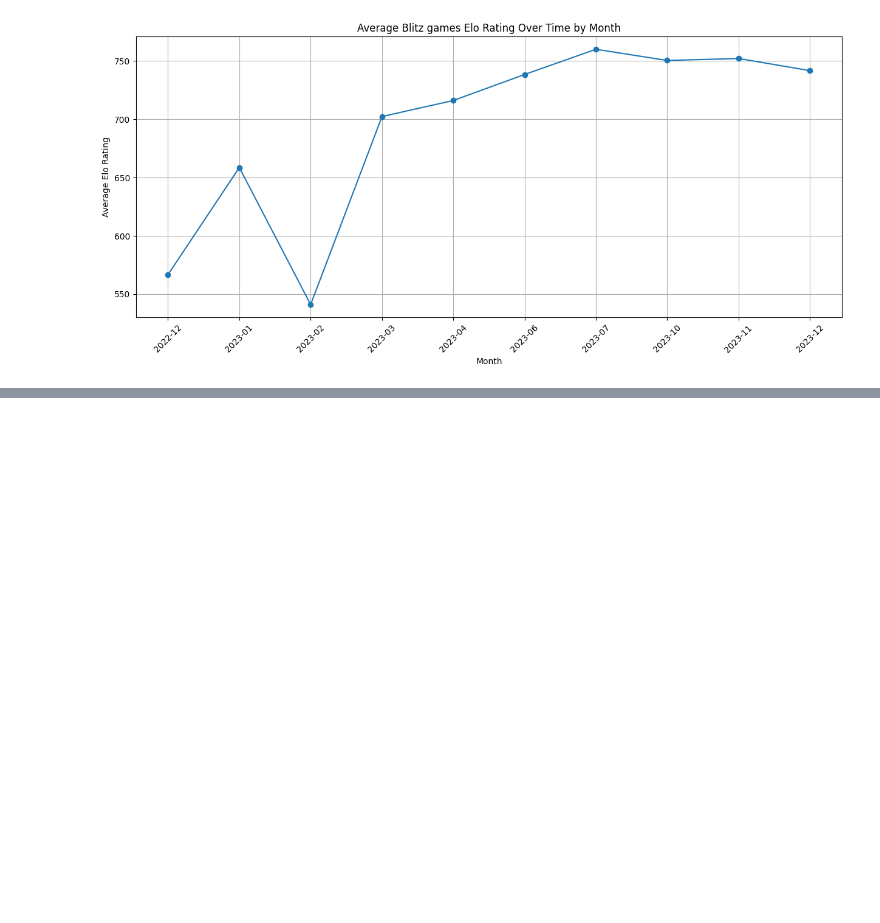
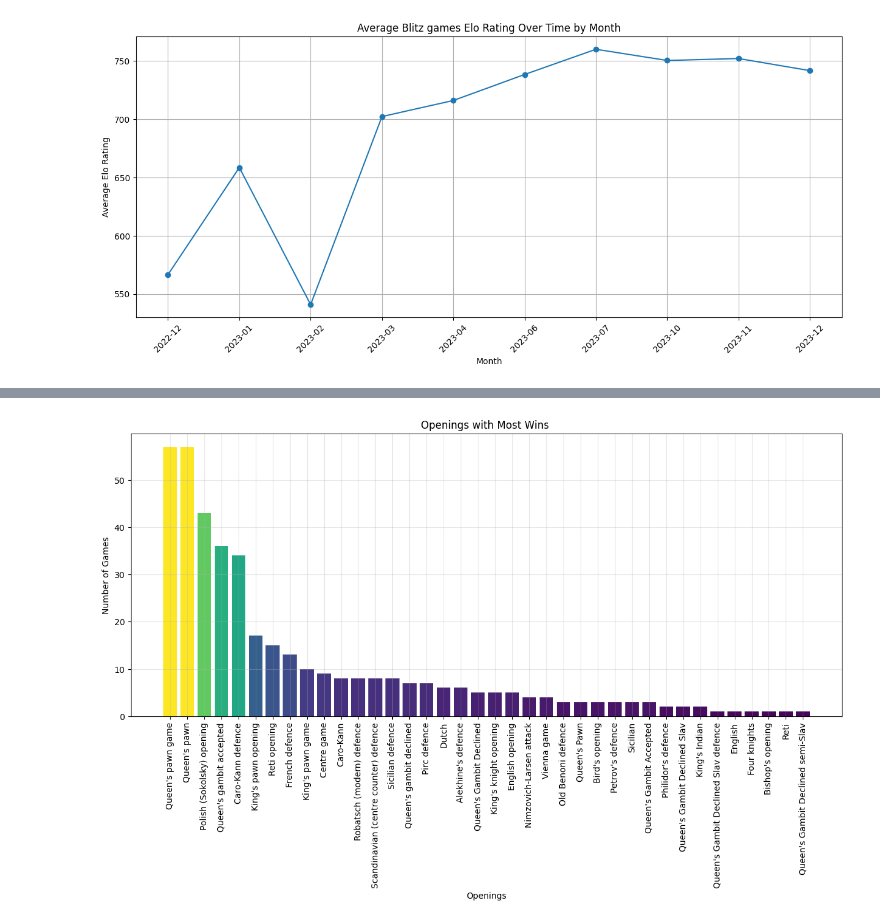
Before and after one commit to SayehOmar/My_Chess_Games_Case_Study, a Jupyter notebook: chess.ipynb, the cells around one changed output, grey strips where cells are left out. Drawn from its saved outputs; the diff is of its cells as text; code cells hidden in the pictures; blank space fills up the shorter version.

```diff
--- a/chess.ipynb
+++ b/chess.ipynb
@@ -199,0 +216,22 @@ Blitz_df['Opening'] = Blitz_df['Opening'].str.split(":").str[1].str.strip()
+# %%
+# Filter the DataFrame based on 'omarsayeh won'
+
+wins_df = Rapid_df[Rapid_df['Termination'].str.contains('omarsayeh won')]
+
+
+# Count the number of games won for each opening
+opening_wins = wins_df['Opening'].value_counts()
+
+# Plotting as a bar chart (Openings with most wins)
+plt.figure(figsize=(15, 6))
+
+plt.bar(opening_wins.index, opening_wins.values, color=plt.cm.viridis(opening_wins / opening_wins.max()))
+plt.title('Openings with Most Wins ')
+plt.xlabel('Openings')
+plt.ylabel('Number of Games')
+plt.xticks(rotation=90)
+plt.grid(True, alpha=0.3)
+
+plt.show()
+# %% [output]
+[figure, added]
```
Also changed, not shown: parts of 2 cells of this notebook.
